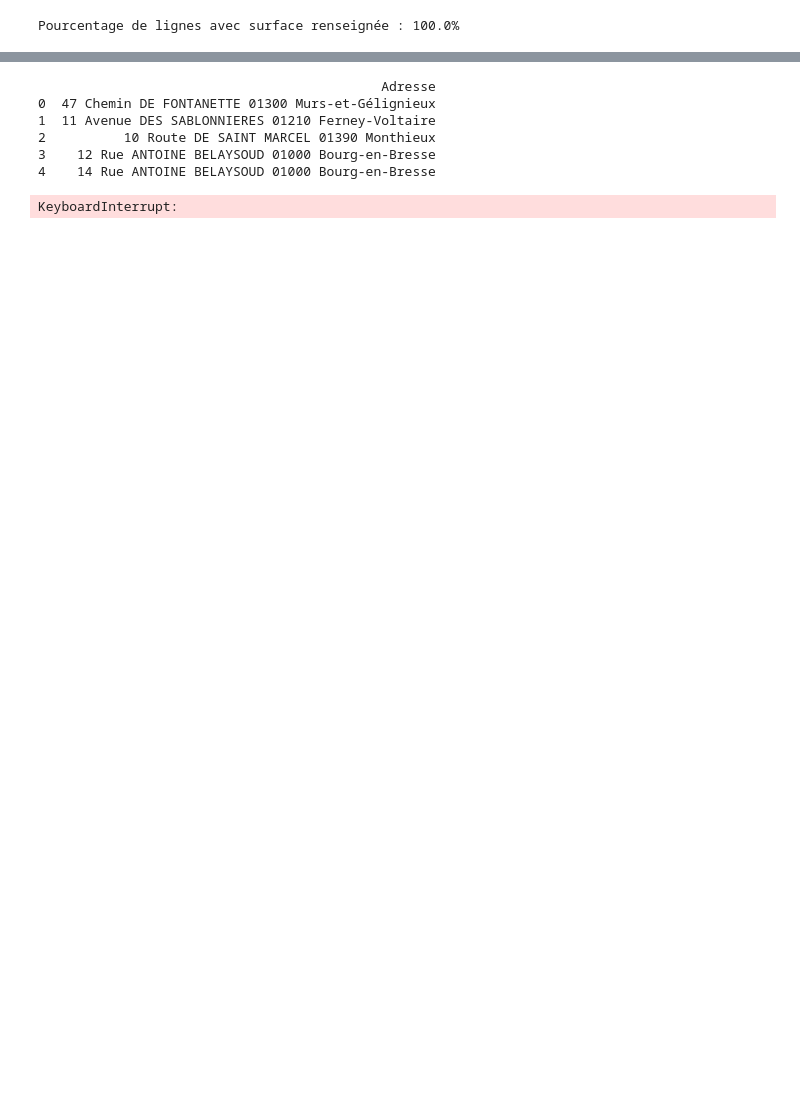
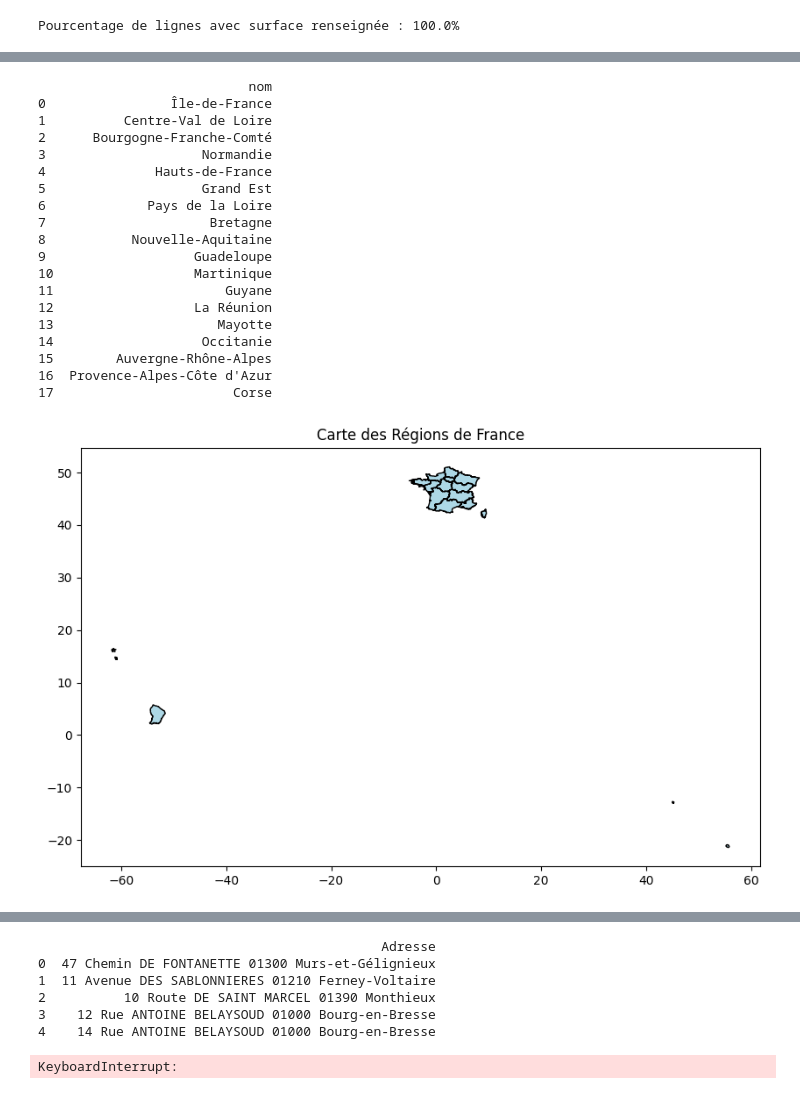
Before and after one commit to fjacquetin/projet_python, a Jupyter notebook: projet.ipynb, the cells around one changed output, grey strips where cells are left out. Cells and saved outputs as stored; diff of their text form; code cells hidden in the pictures; blank space fills up the shorter version.

Commit message:
Crée les cartes et les heatmap

```diff
--- a/projet.ipynb
+++ b/projet.ipynb
@@ -481,0 +664,33 @@ print(modalites_region)
+# %%
+# Charger le fichier GeoJSON dans un GeoDataFrame
+gdf_regions = gpd.GeoDataFrame.from_features(regions_geojson['features'])
+
+# Afficher un aperçu des données
+print(gdf_regions[['nom']])
+
+# Tracer la carte
+fig, ax = plt.subplots(figsize=(10, 10))
+gdf_regions.plot(ax=ax, color="lightblue", edgecolor="black")
+ax.set_title("Carte des Régions de France")
+plt.show()
+# %% [output]
+                           nom
+0                Île-de-France
+1          Centre-Val de Loire
+2      Bourgogne-Franche-Comté
+3                    Normandie
+4              Hauts-de-France
+5                    Grand Est
+6             Pays de la Loire
+7                     Bretagne
+8           Nouvelle-Aquitaine
+9                   Guadeloupe
+10                  Martinique
+11                      Guyane
+12                  La Réunion
+13                     Mayotte
+14                   Occitanie
+15        Auvergne-Rhône-Alpes
+16  Provence-Alpes-Côte d'Azur
+17                       Corse
+[figure, added]
```
Also changed, not shown: parts of 39 cells of this notebook.
